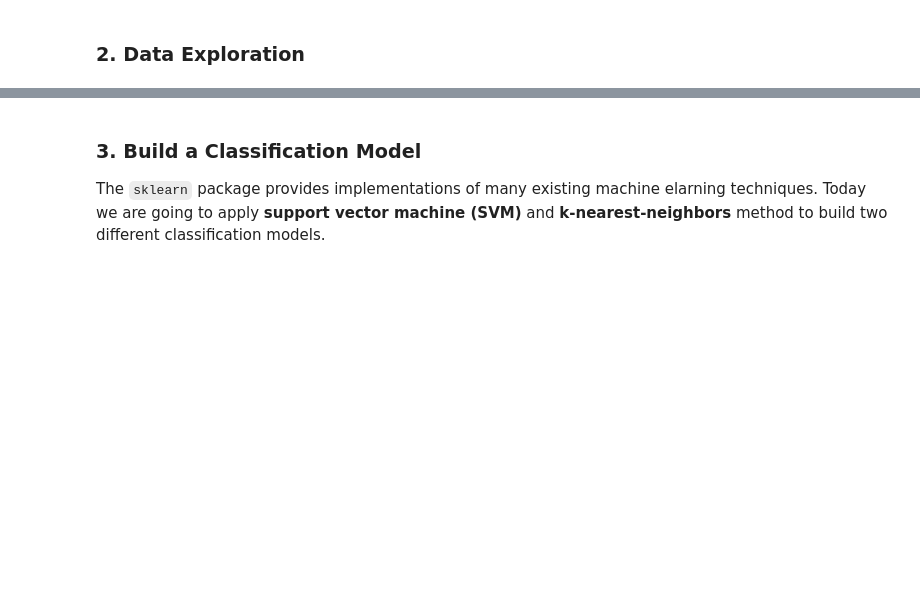
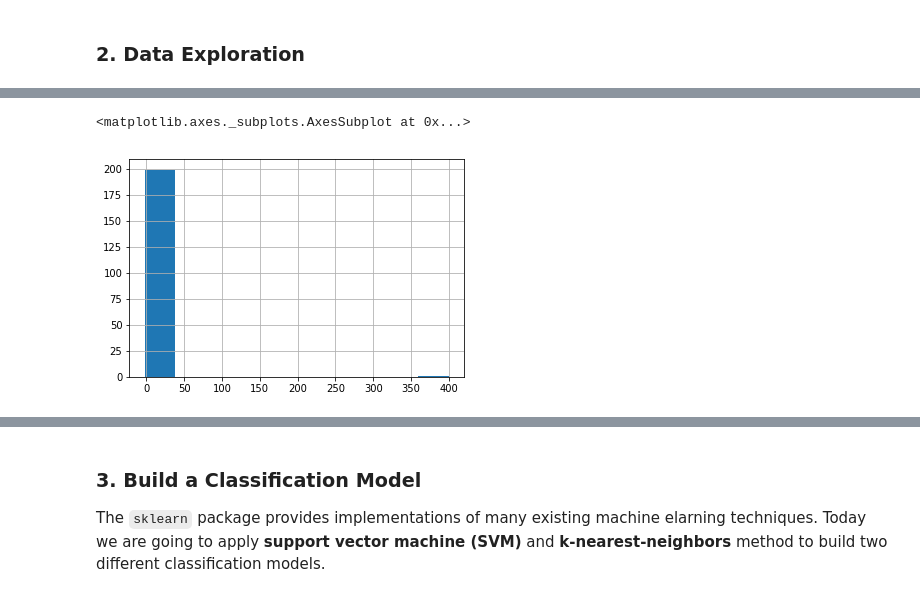
Before and after one commit to ch00226855/CMP414-765_Spring2020, a Jupyter notebook: Week3_Classification.ipynb, the cells around one changed output, grey strips where cells are left out. Drawn from its saved outputs; the diff is of its cells as text; code cells hidden in the pictures; blank space fills up the shorter version.

```diff
--- a/Week3_Classification.ipynb
+++ b/Week3_Classification.ipynb
@@ -18,6 +18,7 @@ url = "https://raw.githubusercontent.com/empathy87/The-Elements-of-Statistical-L
 # Open the url in web brower and learn its raw format
 
 # Load to Python as a data frame
-raw_data =
+raw_data = pd.read_csv(url, sep=',')
 
 # Display first 5 rows
+raw_data.head()
@@ -43,3 +132,14 @@ raw_data[numeric_cols].hist()
+# %%
+# This is what the histogram would look like if an outlier 400 is present
+
+# Create a new copy of raw_data, so that raw_data is not affected
+temp = raw_data.copy()
+orig = temp.loc[0, 'x1']
+temp.loc[0, 'x1'] = 400
+temp['x1'].hist()
+# %% [output]
+<matplotlib.axes._subplots.AxesSubplot at 0x...>
+[figure, added]
 # %%
 # Plot data as points on a 2D plane
 blue_pts = raw_data[raw_data['y'] == 0]
```
Also changed, not shown: parts of 22 cells of this notebook.
